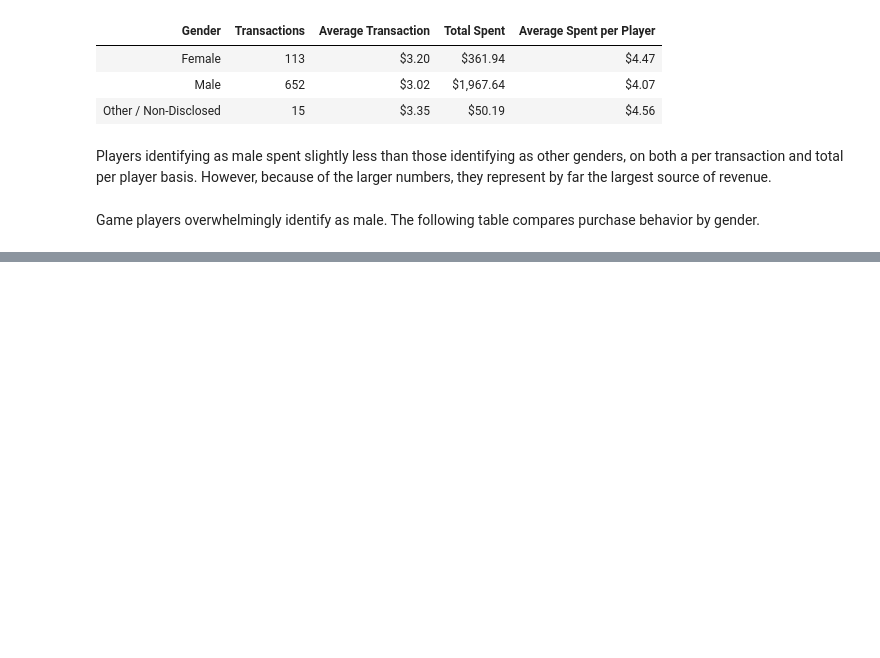
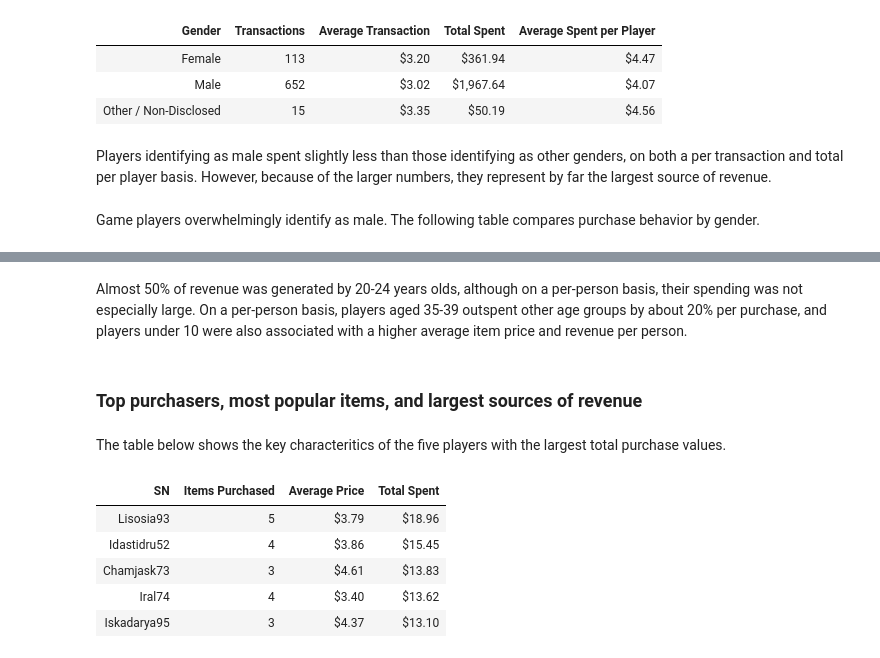
Before and after one commit to andrewguenthner/UCBX, a Jupyter notebook: Assignment 4 - Due 20 Mar/pymoli_analysis.ipynb, the cells around one changed output, grey strips where cells are left out. Drawn from its saved outputs; the diff is of its cells as text; code cells hidden in the pictures; blank space fills up the shorter version.

```diff
--- a/Assignment 4 - Due 20 Mar/pymoli_analysis.ipynb
+++ b/Assignment 4 - Due 20 Mar/pymoli_analysis.ipynb
@@ -148,0 +179,25 @@ gen_group['']
+# %% [markdown]
+Almost 50% of revenue was generated by 20-24 years olds, although on a per-person basis, their spending was not especially large.  On a per-person basis, players aged 35-39 outspent other age groups by about 20% per purchase, and players under 10 were also associated with a higher average item price and revenue per person.
+# %% [markdown]
+### Top purchasers, most popular items, and largest sources of revenue
+# %% [markdown]
+The table below shows the key characteritics of the five players with the largest total purchase values.
+# %%
+# Generate the groupby DataFrame
+top5_players = purchase_df.groupby('SN').agg({'Purchase ID':'count','Price':['mean','sum']}).reset_index()
+# Sort and chop to top 5
+top5_players = top5_players.sort_values([('Price','sum')],ascending=False).head(5)
+# Prettify with new, single-level column names and formats
+top5_players.columns = top5_players.columns.get_level_values(0)
+top5_players.columns = ['SN','Items Purchased','Average Price','Total Spent']
+top5_players['Average Price'] = top5_players['Average Price'].map('${:,.2f}'.format)
+top5_players['Total Spent'] = top5_players['Total Spent'].map('${:,.2f}'.format)
+# Display
+top5_players.style.hide_index()
+# %% [output]
+| SN | Items Purchased | Average Price | Total Spent |
+| Lisosia93 | 5 | $3.79 | $18.96 |
+| Idastidru52 | 4 | $3.86 | $15.45 |
+| Chamjask73 | 3 | $4.61 | $13.83 |
+| Iral74 | 4 | $3.40 | $13.62 |
+| Iskadarya95 | 3 | $4.37 | $13.10 |
```
Also changed, not shown: parts of 14 cells of this notebook, 5 other files.
